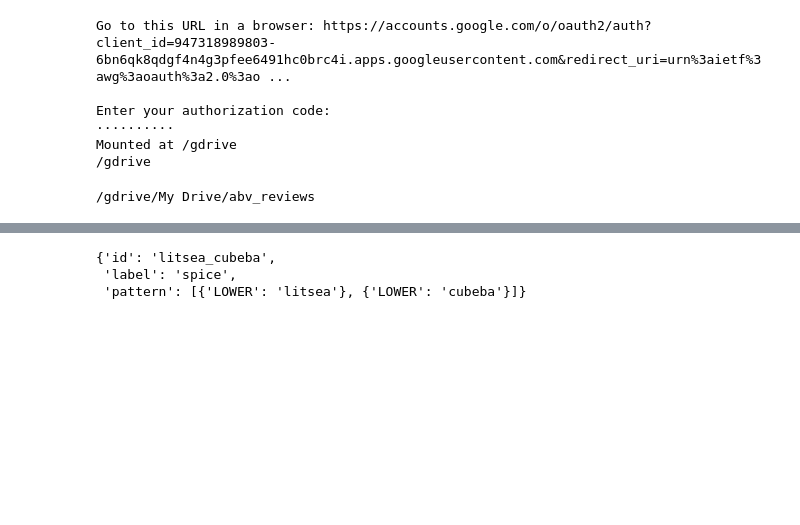
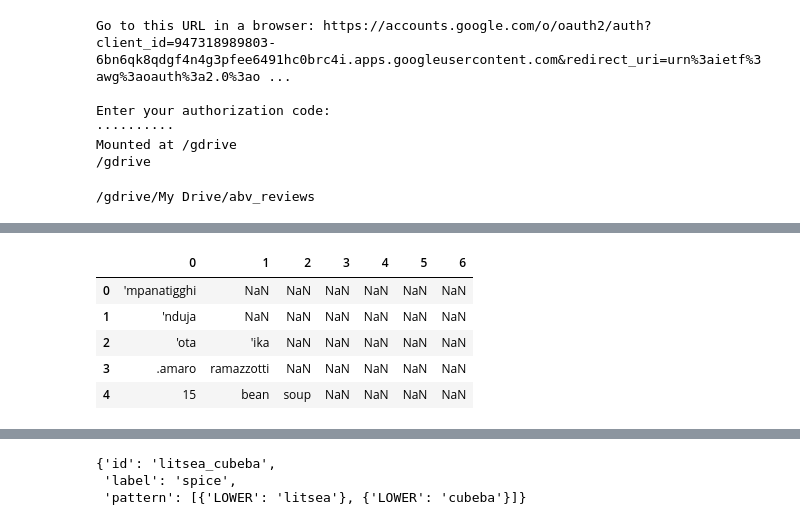
Before and after one commit to ravi-gopalan/DAND_Data_Wrangling, a Jupyter notebook: custom_entity_processing.ipynb, the cells around one changed output, grey strips where cells are left out. Saved outputs shown, nothing was run; the diff lists cells and outputs as text; code cells hidden in the pictures; blank space fills up the shorter version.

```diff
--- a/custom_entity_processing.ipynb
+++ b/custom_entity_processing.ipynb
@@ -50,0 +139,8 @@ from IPython.core.display import display, HTML
+# %%
+d0 = pd.DataFrame(df_patterns[0].dropna())[0].apply(pd.Series)
+d1 = pd.DataFrame(df_patterns[1].dropna())[1].apply(pd.Series)
+d2 = pd.DataFrame(df_patterns[2].dropna())[2].apply(pd.Series)
+d3 = pd.DataFrame(df_patterns[3].dropna())[3].apply(pd.Series)
+d4 = pd.DataFrame(df_patterns[4].dropna())[4].apply(pd.Series)
+d5 = pd.DataFrame(df_patterns[5].dropna())[5].apply(pd.Series)
+d6 = pd.DataFrame(df_patterns[6].dropna())[6].apply(pd.Series)
@@ -50,0 +163,11 @@ from IPython.core.display import display, HTML
+# %%
+df = pd.concat([d0,d1,d2,d3,d4,d5,d6],axis=1)
+df.columns = ['0','1','2','3','4','5','6']
+df.head()
+# %% [output]
+|  | 0 | 1 | 2 | 3 | 4 | 5 | 6 |
+| 0 | 'mpanatigghi | NaN | NaN | NaN | NaN | NaN | NaN |
+| 1 | 'nduja | NaN | NaN | NaN | NaN | NaN | NaN |
+| 2 | 'ota | 'ika | NaN | NaN | NaN | NaN | NaN |
+| 3 | .amaro | ramazzotti | NaN | NaN | NaN | NaN | NaN |
+| 4 | 15 | bean | soup | NaN | NaN | NaN | NaN |
```
Also changed, not shown: parts of 68 cells of this notebook.
